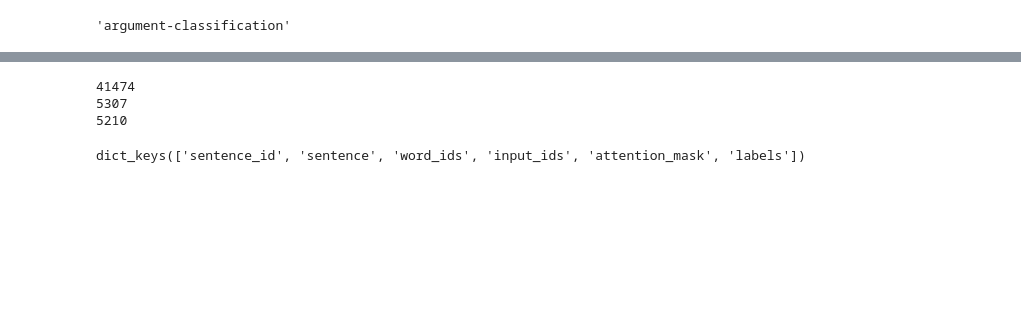
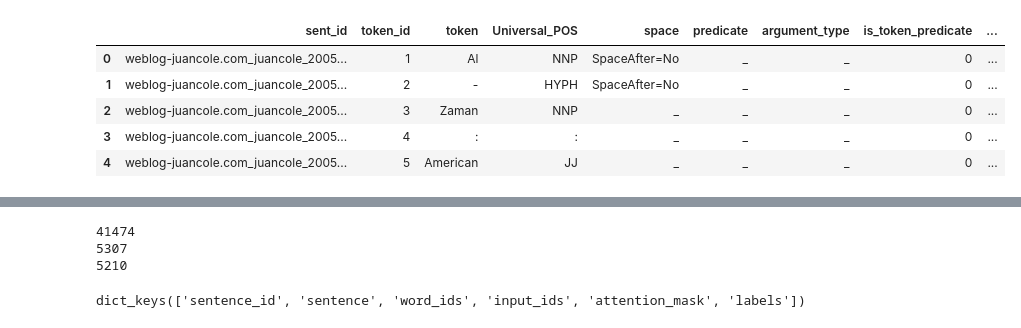
Before and after one commit to pukelevicius/advanced_nlp, a Jupyter notebook: Assignment-3/Code/Untitled.ipynb, the cells around one changed output, grey strips where cells are left out. Saved outputs shown, nothing was run; the diff lists cells and outputs as text; code cells hidden in the pictures; blank space fills up the shorter version.

```diff
--- a/Assignment-3/Code/Untitled.ipynb
+++ b/Assignment-3/Code/Untitled.ipynb
@@ -55,9 +40,14 @@ train_data.drop(['lemma', 'POS','morph_type','distance_head','dep_label','dep_re
 dev_data.drop(['lemma', 'POS','morph_type','distance_head','dep_label','dep_rel'], axis=1, inplace=True)
 test_data.drop(['lemma', 'POS','morph_type','distance_head','dep_label','dep_rel'], axis=1, inplace=True)
 # %%
-task
+train_data.head()
 # %% [output]
-'argument-classification'
+|  | sent_id | token_id | token | Universal_POS | space | predicate | argument_type | is_token_predicate | ... |
+| 0 | weblog-juancole.com_juancole_2005... | 1 | Al | NNP | SpaceAfter=No | _ | _ | 0 | ... |
+| 1 | weblog-juancole.com_juancole_2005... | 2 | - | HYPH | SpaceAfter=No | _ | _ | 0 | ... |
+| 2 | weblog-juancole.com_juancole_2005... | 3 | Zaman | NNP | _ | _ | _ | 0 | ... |
+| 3 | weblog-juancole.com_juancole_2005... | 4 | : | : | _ | _ | _ | 0 | ... |
+| 4 | weblog-juancole.com_juancole_2005... | 5 | American | JJ | _ | _ | _ | 0 | ... |
 # %%
 if task == 'argument-identification':
     label_list = set(train_data['is_token_argument'].tolist())
```
Also changed, not shown: parts of 37 cells of this notebook, 2 other files.
